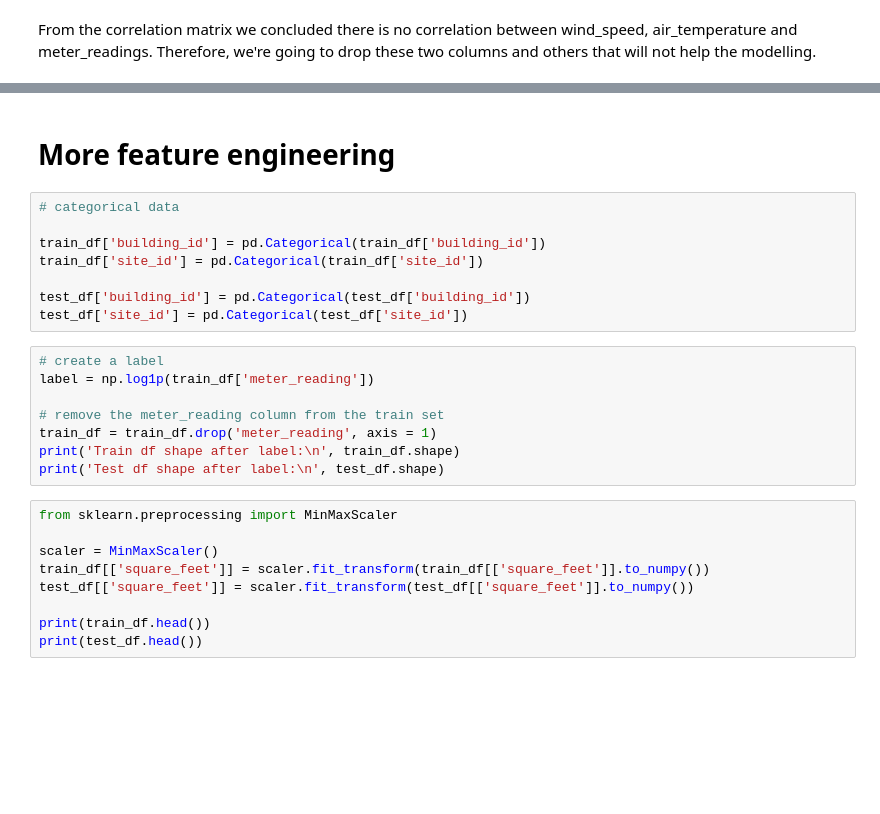
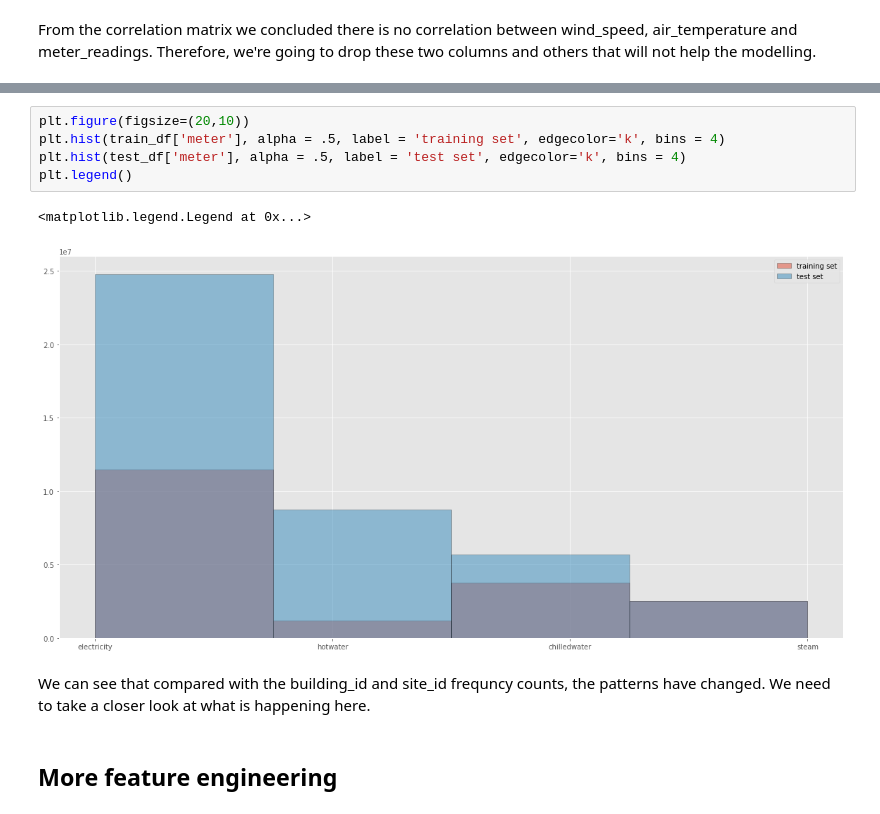
Before and after one commit to dmculiac/A-Kaggle-Prize-Money-Competition, a Jupyter notebook: A Kaggle Prize Money Competition.ipynb, the cells around one changed output, grey strips where cells are left out. Cells and saved outputs as stored; diff of their text form; blank space fills up the shorter version.

```diff
--- a/A Kaggle Prize Money Competition.ipynb
+++ b/A Kaggle Prize Money Competition.ipynb
@@ -1030,27 +1076,12 @@ print(test_df.shape)
+# %%
+plt.figure(figsize=(20,10))
+plt.hist(train_df['meter'], alpha = .5, label = 'training set', edgecolor='k', bins = 4)
+plt.hist(test_df['meter'], alpha = .5, label = 'test set', edgecolor='k', bins = 4)
+plt.legend()
+# %% [output]
+<matplotlib.legend.Legend at 0x...>
+[figure, added]
+# %% [markdown]
+We can see that compared with the building_id and site_id frequncy counts, the patterns have changed. We need to take a closer look at what is happening here.
 # %% [markdown]
-# More feature engineering
+## More feature engineering
-# %%
-# categorical data
-
-train_df['building_id'] = pd.Categorical(train_df['building_id'])
-train_df['site_id'] = pd.Categorical(train_df['site_id'])
-
-test_df['building_id'] = pd.Categorical(test_df['building_id'])
-test_df['site_id'] = pd.Categorical(test_df['site_id'])
-# %%
-# create a label
-label = np.log1p(train_df['meter_reading'])
-
-# remove the meter_reading column from the train set
-train_df = train_df.drop('meter_reading', axis = 1)
-print('Train df shape after label:\n', train_df.shape)
-print('Test df shape after label:\n', test_df.shape)
-# %%
-from sklearn.preprocessing import MinMaxScaler
-
-scaler = MinMaxScaler()
-train_df[['square_feet']] = scaler.fit_transform(train_df[['square_feet']].to_numpy())
-test_df[['square_feet']] = scaler.fit_transform(test_df[['square_feet']].to_numpy())
-
-print(train_df.head())
-print(test_df.head())
```
Also changed, not shown: parts of 41 cells of this notebook.
